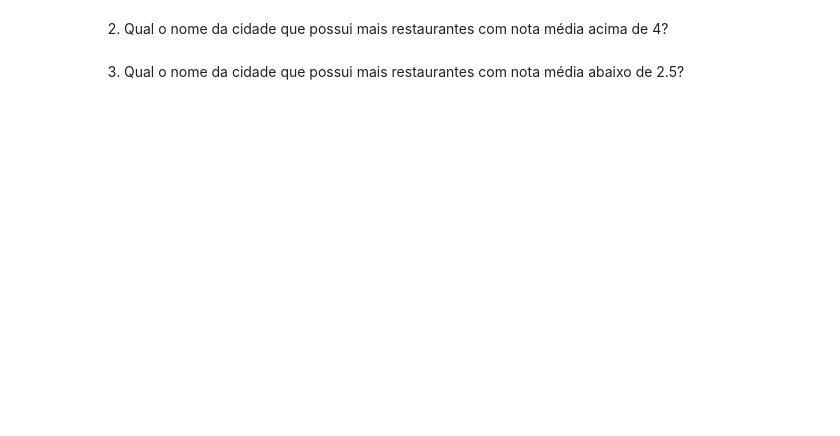
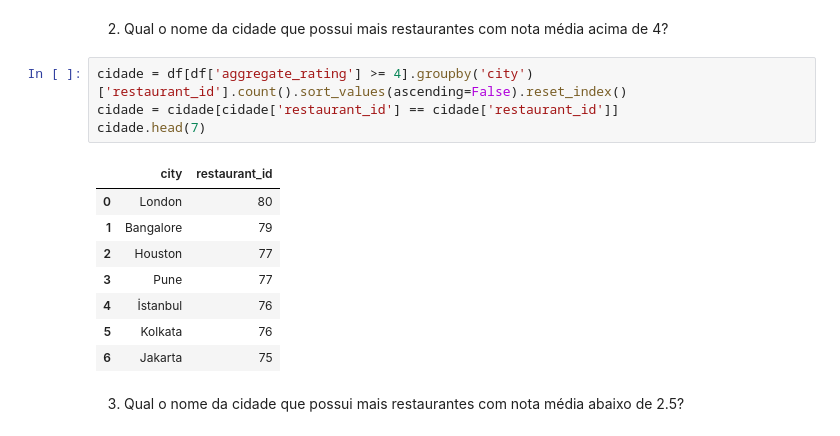
Before and after one commit to thiago-vale/fome-zero, a Jupyter notebook: notebook/fome-zero.ipynb, the cells around one changed output. Drawn from its saved outputs; the diff is of its cells as text; blank space fills up the shorter version.

```diff
--- a/notebook/fome-zero.ipynb
+++ b/notebook/fome-zero.ipynb
@@ -236,6 +253,19 @@ pais
 # %% [markdown]
 2. Qual o nome da cidade que possui mais restaurantes com nota média acima de
 4?
+# %%
+cidade = df[df['aggregate_rating'] >= 4].groupby('city')['restaurant_id'].count().sort_values(ascending=False).reset_index()
+cidade = cidade[cidade['restaurant_id'] == cidade['restaurant_id']]
+cidade.head(7)
+# %% [output]
+|  | city | restaurant_id |
+| 0 | London | 80 |
+| 1 | Bangalore | 79 |
+| 2 | Houston | 77 |
+| 3 | Pune | 77 |
+| 4 | İstanbul | 76 |
+| 5 | Kolkata | 76 |
+| 6 | Jakarta | 75 |
 # %% [markdown]
 3. Qual o nome da cidade que possui mais restaurantes com nota média abaixo de
 2.5?
```
Also changed, not shown: parts of 7 cells of this notebook, 1 other file.
